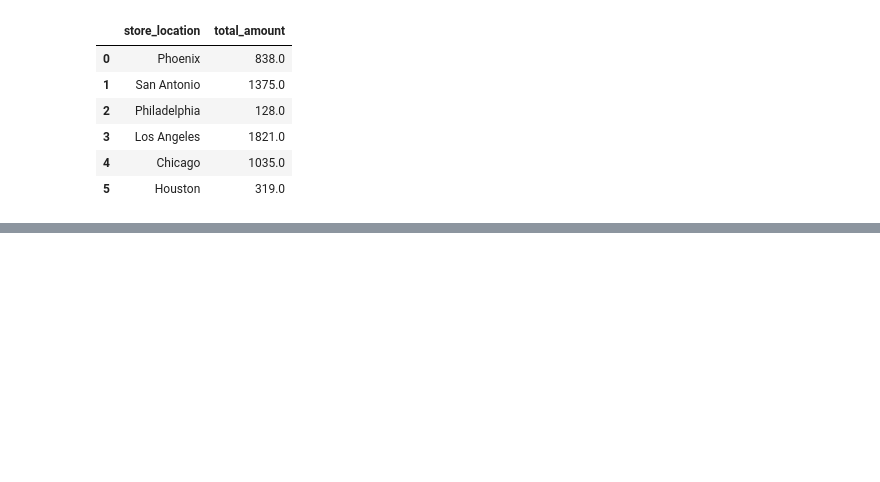
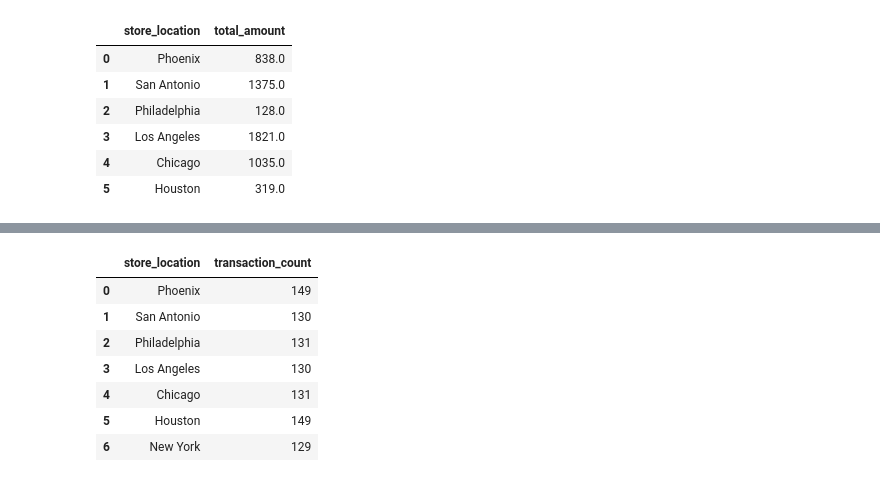
Before and after one commit to Hilary-Smith-98/stream-processing-template, a Jupyter notebook: retail_examples/notebook_pyspark_retail.ipynb, the cells around one changed output, grey strips where cells are left out. Saved outputs shown, nothing was run; the diff lists cells and outputs as text; code cells hidden in the pictures; blank space fills up the shorter version.

```diff
--- a/retail_examples/notebook_pyspark_retail.ipynb
+++ b/retail_examples/notebook_pyspark_retail.ipynb
@@ -167,0 +175,13 @@ plt.bar(x=total_transactions_pd.store_location, height=total_transactions_pd.tot
+# %%
+total_transactions_per_store = transactions.groupBy('store_location').count().select('store_location', col('count').alias('transaction_count'))
+total_transactions_per_store_pd = total_transactions_per_store.toPandas()
+total_transactions_per_store_pd
+# %% [output]
+|  | store_location | transaction_count |
+| 0 | Phoenix | 149 |
+| 1 | San Antonio | 130 |
+| 2 | Philadelphia | 131 |
+| 3 | Los Angeles | 130 |
+| 4 | Chicago | 131 |
+| 5 | Houston | 149 |
+| 6 | New York | 129 |
```
Also changed, not shown: parts of 3 cells of this notebook.
